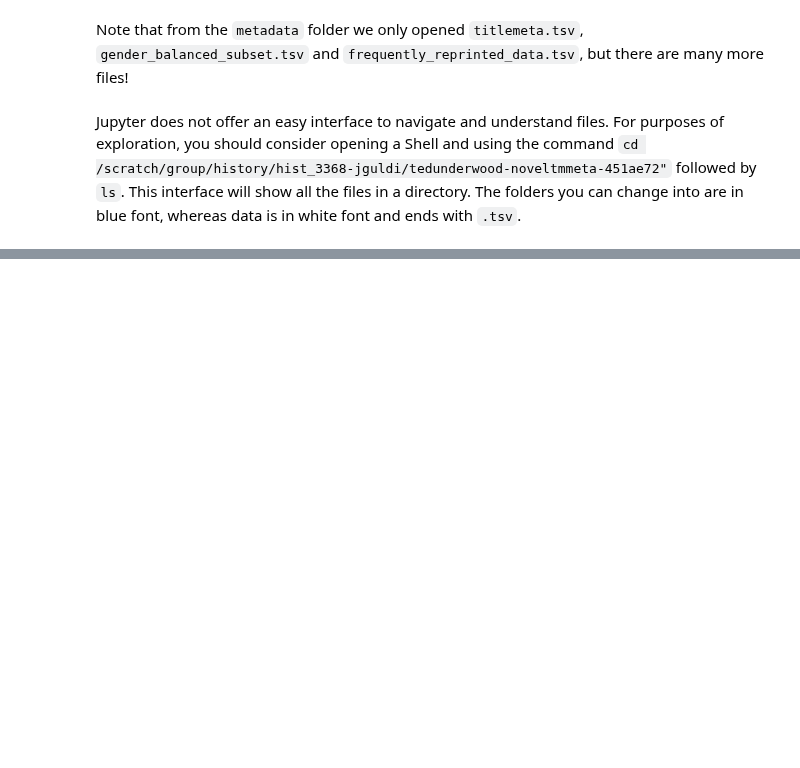
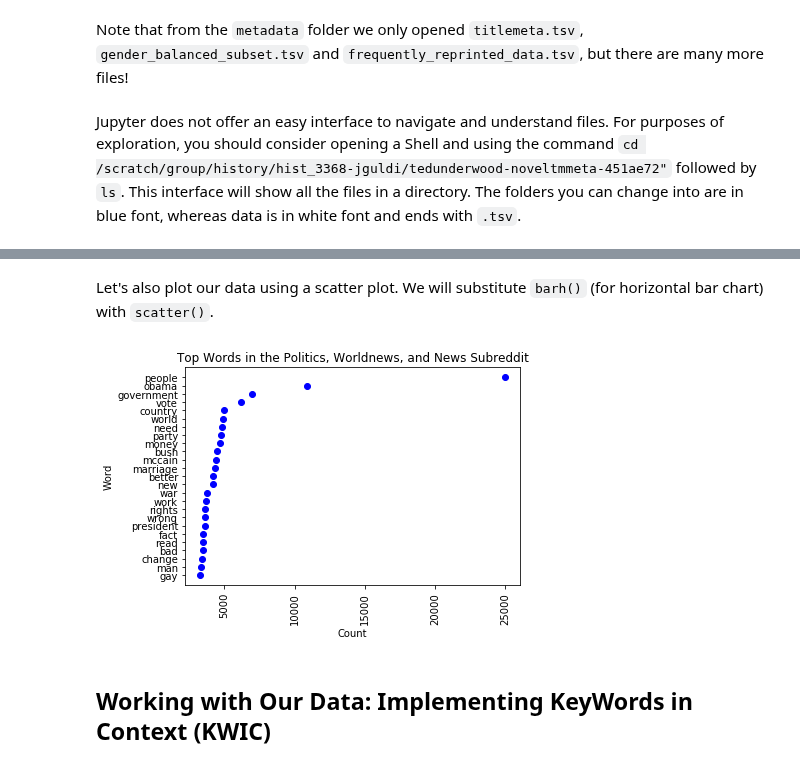
Before and after one commit to stephbuon/digital-history, a Jupyter notebook: hist3368-week5-plotting-change-over-time/hist3368-week5-access-data.ipynb, the cells around one changed output, grey strips where cells are left out. Cells and saved outputs as stored; diff of their text form; code cells hidden in the pictures; blank space fills up the shorter version.

```diff
--- a/hist3368-week5-plotting-change-over-time/hist3368-week5-access-data.ipynb
+++ b/hist3368-week5-plotting-change-over-time/hist3368-week5-access-data.ipynb
@@ -710,0 +948,15 @@ Upload to Canvas the following as screenshots or images:
+# %% [markdown]
+Let's also plot our data using a scatter plot. We will substitute `barh()` (for horizontal bar chart) with `scatter()`.
+# %%
+%matplotlib inline
+plt.scatter(top_reddit_words.Count, top_reddit_words.Word, color='blue')
+plt.xlabel("Count")
+plt.ylabel("Word")
+plt.xticks(rotation=90)
+#plt.xticks(xt)
+plt.title("Top Words in the Politics, Worldnews, and News Subreddit")
+plt.show()
+# %% [output]
+[figure, added]
+# %% [markdown]
+## Working with Our Data: Implementing KeyWords in Context (KWIC)
```
Also changed, not shown: parts of 117 cells of this notebook.
